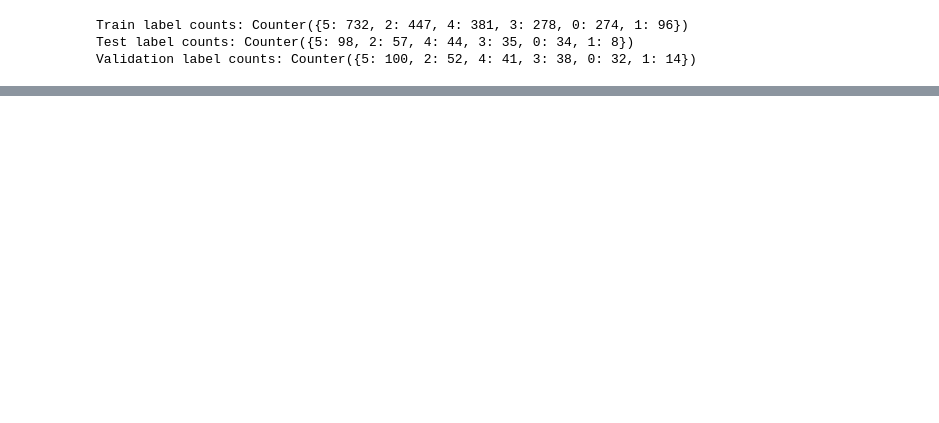
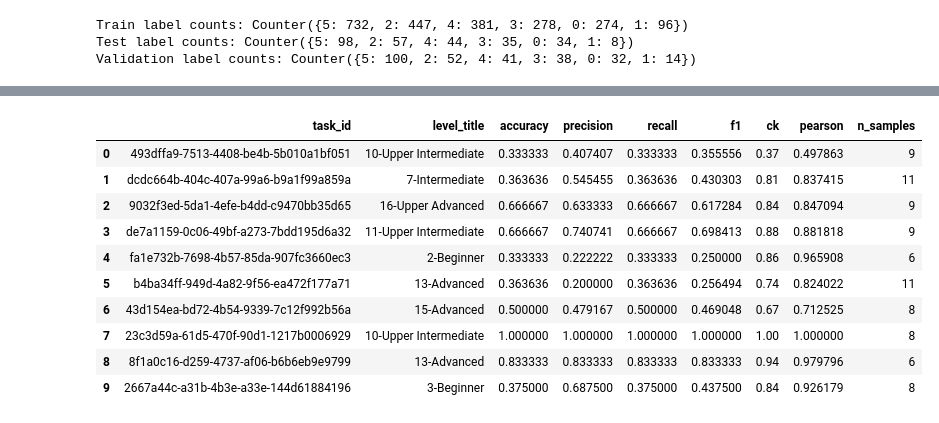
Before and after one commit to kamelnebhi/llm_fine_tuning, a Jupyter notebook: slm/writing_task_class_ai_acc/roberta_trainer.ipynb, the cells around one changed output, grey strips where cells are left out. Drawn from its saved outputs; the diff is of its cells as text; code cells hidden in the pictures; blank space fills up the shorter version.

```diff
--- a/slm/writing_task_class_ai_acc/roberta_trainer.ipynb
+++ b/slm/writing_task_class_ai_acc/roberta_trainer.ipynb
@@ -139,0 +332,31 @@ save_split_to_jsonl(ds['validation'], 'data/validation.jsonl')
+# %%
+list_r = []
+
+# Assuming 'unique_t' is a list of unique item_ids and 'trainer' is already defined
+for t in unique_t:  # Iterate over the first item in unique_t
+    sub_ds = tokenized_valid.filter(lambda example: example['task_id'] == t)
+    # Get predictions using the trainer
+    predictions = trainer.predict(sub_ds)
+    # Raw output logits (size [batch_size, num_classes])
+    outputs = predictions.predictions
+    # Convert logits to predicted class labels (taking the argmax across the classes)
+    predicted_labels = np.argmax(outputs, axis=-1)
+    ref_label = predictions.label_ids
+    # Print or save the predicted classes (this will be a numpy array with the predicted class indices)
+    ck = round(cohen_kappa_score(predicted_labels, ref_label, weights="quadratic"), 2)
+    pearson_corr, _ = pearsonr(ref_label, predicted_labels)
+    accuracy = accuracy_score(ref_label, predicted_labels)
+    precision, recall, f1, _ = precision_recall_fscore_support(ref_label, predicted_labels, average="weighted")
+
+    r = {
+        "task_id": t,
+        "level_title": sub_ds["level_title"][0],
+        "accuracy": accuracy,
+        "precision": precision,
+        "recall": recall,
+        "f1": f1,
+        "ck": ck,
+        "pearson": pearson_corr,
+        "n_samples": len(sub_ds)
+    }
+    list_r.append(r)
@@ -139,0 +398,16 @@ save_split_to_jsonl(ds['validation'], 'data/validation.jsonl')
+# %%
+import pandas as pd
+df_eval_results = pd.DataFrame(list_r, columns=["task_id", "level_title", "accuracy", "precision", "recall", "f1", "ck", "pearson", "n_samples"])
+df_eval_results.head(n=10)
+# %% [output]
+|  | task_id | level_title | accuracy | precision | recall | f1 | ck | pearson | n_samples |
+| 0 | 493dffa9-7513-4408-be4b-5b010a1bf051 | 10-Upper Intermediate | 0.333333 | 0.407407 | 0.333333 | 0.355556 | 0.37 | 0.497863 | 9 |
+| 1 | dcdc664b-404c-407a-99a6-b9a1f99a859a | 7-Intermediate | 0.363636 | 0.545455 | 0.363636 | 0.430303 | 0.81 | 0.837415 | 11 |
+| 2 | 9032f3ed-5da1-4efe-b4dd-c9470bb35d65 | 16-Upper Advanced | 0.666667 | 0.633333 | 0.666667 | 0.617284 | 0.84 | 0.847094 | 9 |
+| 3 | de7a1159-0c06-49bf-a273-7bdd195d6a32 | 11-Upper Intermediate | 0.666667 | 0.740741 | 0.666667 | 0.698413 | 0.88 | 0.881818 | 9 |
+| 4 | fa1e732b-7698-4b57-85da-907fc3660ec3 | 2-Beginner | 0.333333 | 0.222222 | 0.333333 | 0.250000 | 0.86 | 0.965908 | 6 |
+| 5 | b4ba34ff-949d-4a82-9f56-ea472f177a71 | 13-Advanced | 0.363636 | 0.200000 | 0.363636 | 0.256494 | 0.74 | 0.824022 | 11 |
+| 6 | 43d154ea-bd72-4b54-9339-7c12f992b56a | 15-Advanced | 0.500000 | 0.479167 | 0.500000 | 0.469048 | 0.67 | 0.712525 | 8 |
+| 7 | 23c3d59a-61d5-470f-90d1-1217b0006929 | 10-Upper Intermediate | 1.000000 | 1.000000 | 1.000000 | 1.000000 | 1.00 | 1.000000 | 8 |
+| 8 | 8f1a0c16-d259-4737-af06-b6b6eb9e9799 | 13-Advanced | 0.833333 | 0.833333 | 0.833333 | 0.833333 | 0.94 | 0.979796 | 6 |
+| 9 | 2667a44c-a31b-4b3e-a33e-144d61884196 | 3-Beginner | 0.375000 | 0.687500 | 0.375000 | 0.437500 | 0.84 | 0.926179 | 8 |
```
Also changed, not shown: parts of 29 cells of this notebook, 5 other files.
